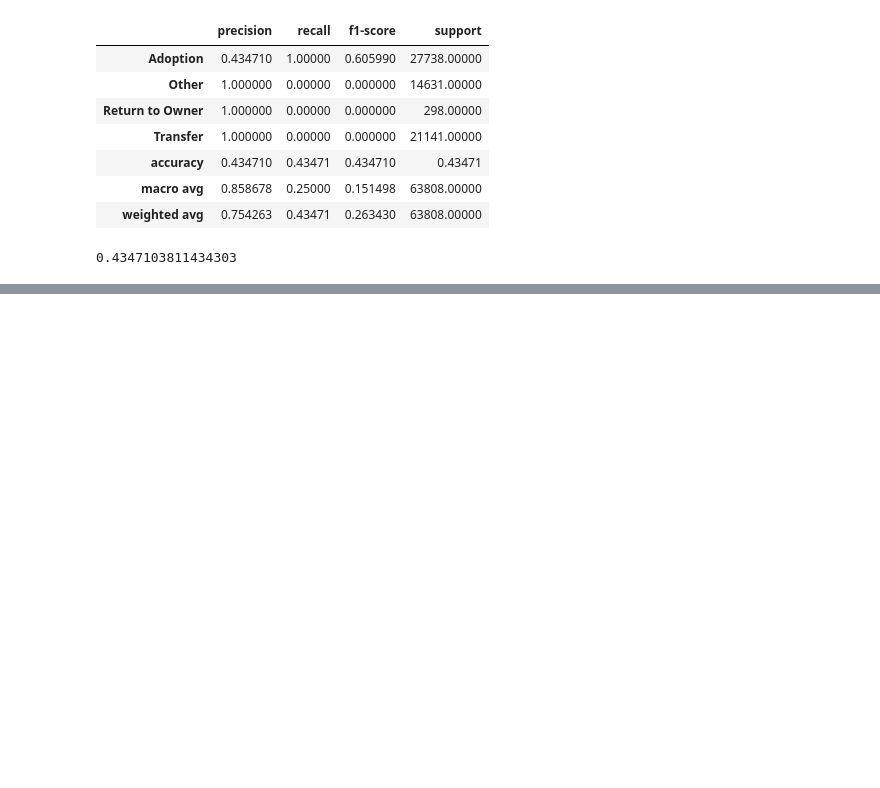
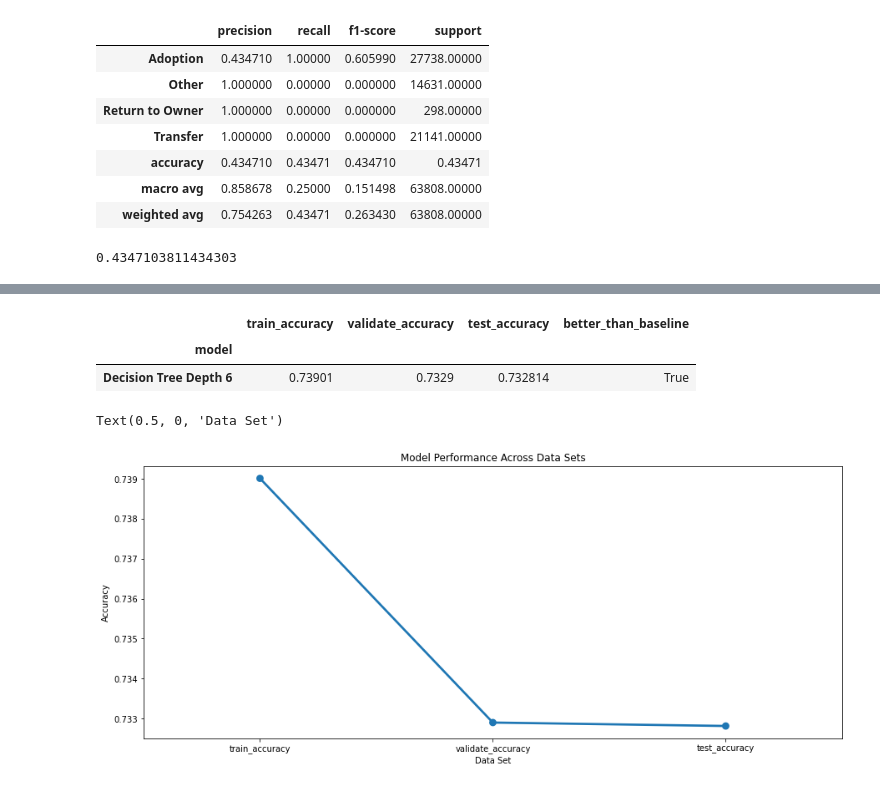
Before and after one commit to stephenfitzsimon/pet_adoption_project, a Jupyter notebook: final_adoption_report.ipynb, the cells around one changed output, grey strips where cells are left out. Drawn from its saved outputs; the diff is of its cells as text; code cells hidden in the pictures; blank space fills up the shorter version.

Commit message:
added modelling sections and scripts

```diff
--- a/final_adoption_report.ipynb
+++ b/final_adoption_report.ipynb
@@ -795,0 +807,2 @@ X_train.shape, X_validate.shape, X_test.shape
+# %%
+output_df, model_dict = modelling.make_final_report_models(train, validate, baseline_accuracy)
@@ -795,0 +811,2 @@ X_train.shape, X_validate.shape, X_test.shape
+# %%
+output_df.set_index('model').sort_values(['validate_accuracy'], ascending = False)
@@ -795,0 +836,20 @@ X_train.shape, X_validate.shape, X_test.shape
+# %%
+test_model_df = modelling.test_model(test, model_dict['dt_6'], 'Decision Tree Depth 6', output_df.iloc[1], baseline_accuracy)
+test_model_df.set_index('model')
+# %% [output]
+|  | train_accuracy | validate_accuracy | test_accuracy | better_than_baseline |
+| model |  |  |  |  |
+| Decision Tree Depth 6 | 0.73901 | 0.7329 | 0.732814 | True |
+# %%
+#melt the model dataframe to prepare for plotting
+melted_df = test_model_df[['model','train_accuracy', 'validate_accuracy', 'test_accuracy']].melt(id_vars='model')
+#make plot
+plt.figure(figsize=PLT_SIZE)
+sns.pointplot(data = melted_df, x='variable', y='value')
+#make labels
+plt.title('Model Performance Across Data Sets')
+plt.ylabel('Accuracy')
+plt.xlabel('Data Set')
+# %% [output]
+Text(0.5, 0, 'Data Set')
+[figure, added]
```
Also changed, not shown: parts of 15 cells of this notebook, 4 other files.
